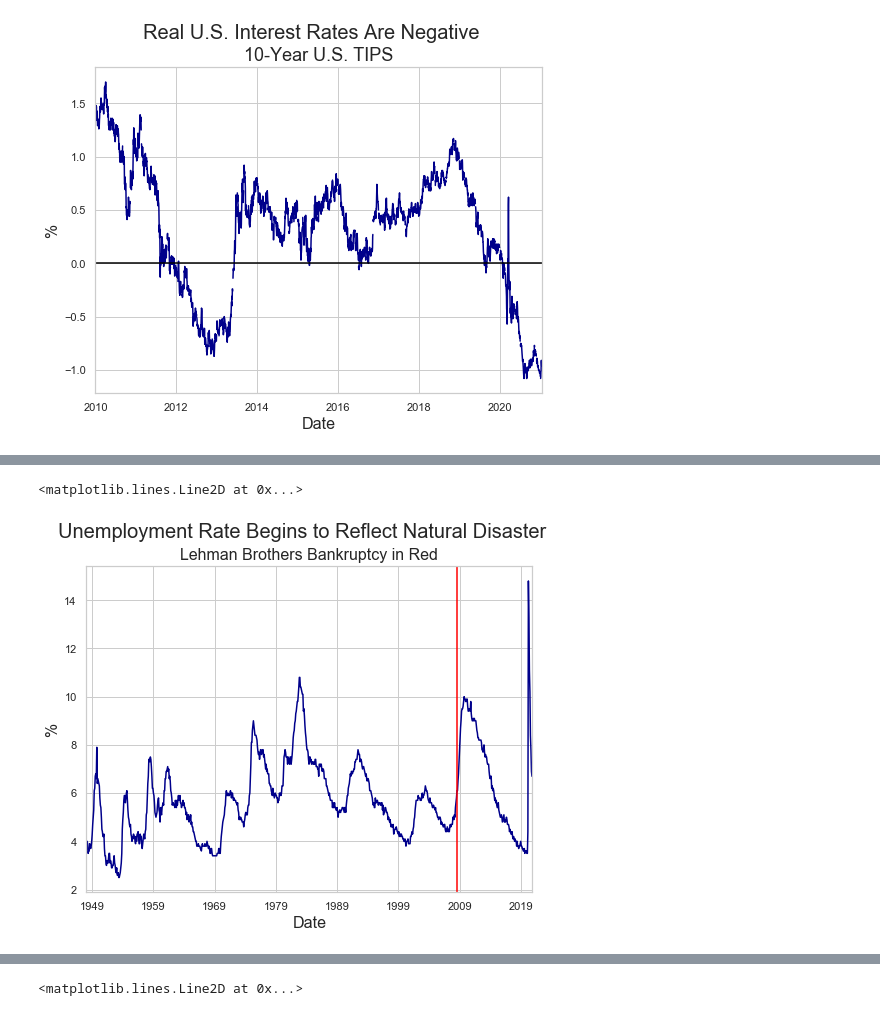
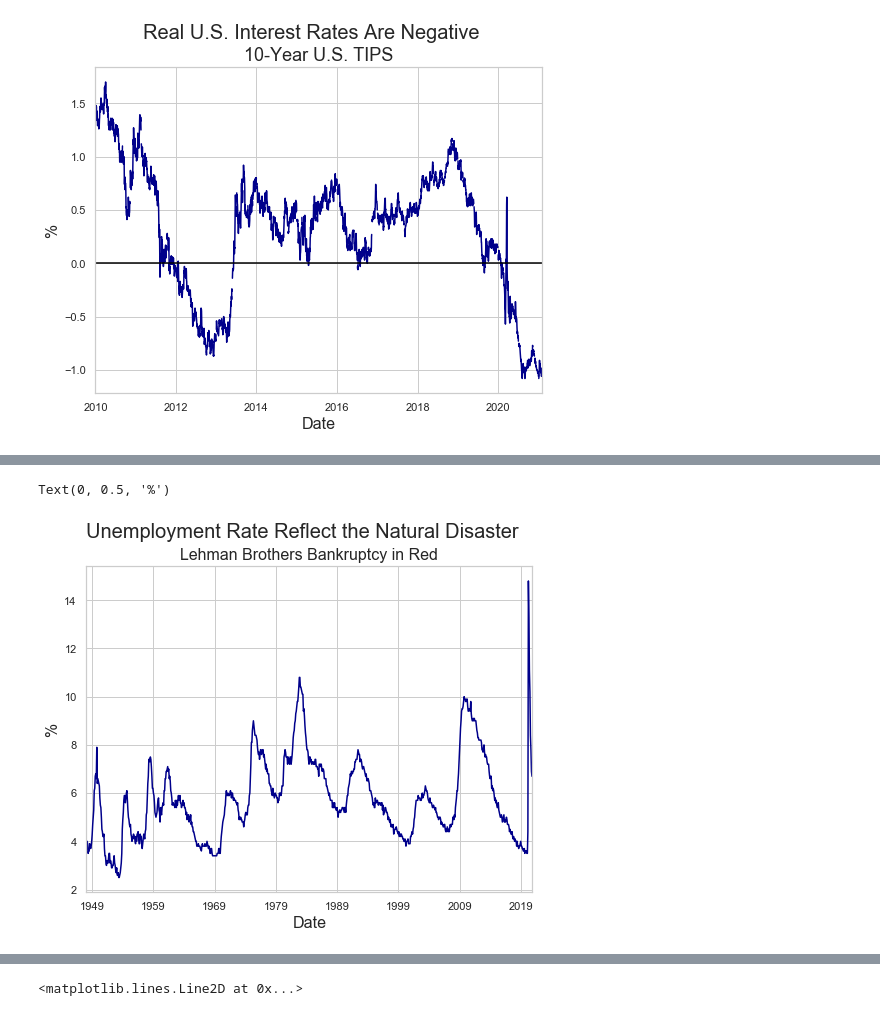
Before and after one commit to thsavage/Macro, a Jupyter notebook: Macroeconomics and Real Estate.ipynb, the cells around one changed output, grey strips where cells are left out. Saved outputs shown, nothing was run; the diff lists cells and outputs as text; code cells hidden in the pictures.

```diff
--- a/Macroeconomics and Real Estate.ipynb
+++ b/Macroeconomics and Real Estate.ipynb
@@ -219,14 +223,13 @@ plt.axvline(dt.datetime(2008, 9, 15), color="red")
 # %%
 unemp_rate = fred.get_series("UNRATE", observation_start='1940-01-01')
 unemp_rate.plot(color='darkblue', figsize=(8, 6))
-plt.suptitle('Unemployment Rate Begins to Reflect Natural Disaster', fontsize=20)
+plt.suptitle('Unemployment Rate Reflect the Natural Disaster', fontsize=20)
 plt.title('Lehman Brothers Bankruptcy in Red', fontsize=16)
 plt.xlabel('Date', fontsize=16)
 plt.ylabel('%', fontsize=16)
-plt.axvline(dt.datetime(2008, 9, 15), color="red")
 # %% [output]
-<matplotlib.lines.Line2D at 0x...>
+Text(0, 0.5, '%')
-[figure, old version]
+[figure, new version]
 # %%
 lfpr = fred.get_series("CIVPART", observation_start='1960-01-01')
 lfpr.plot(color='darkblue', figsize=(8, 6))
```
Also changed, not shown: parts of 21 cells of this notebook.
